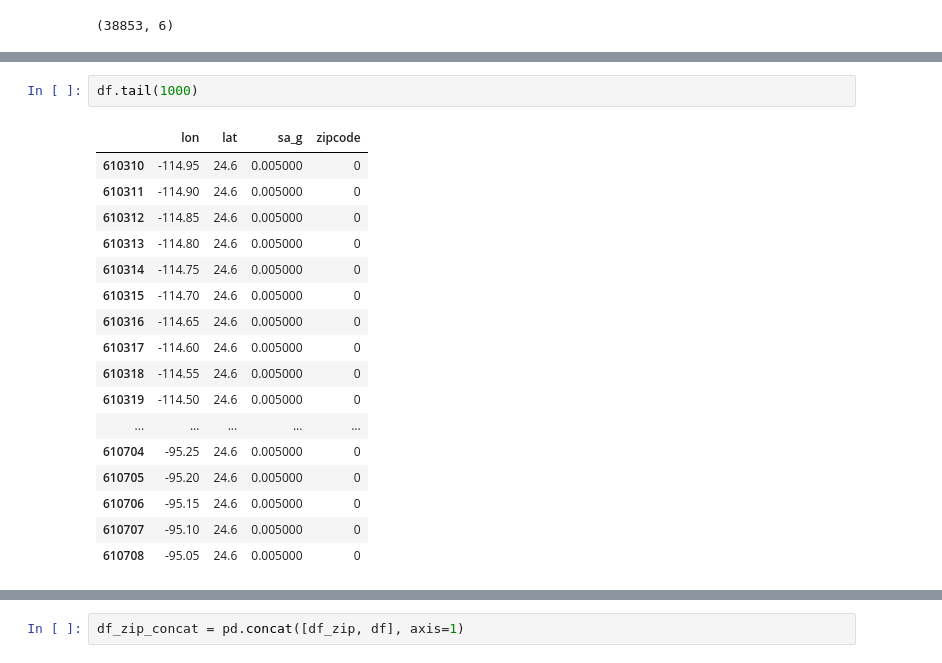
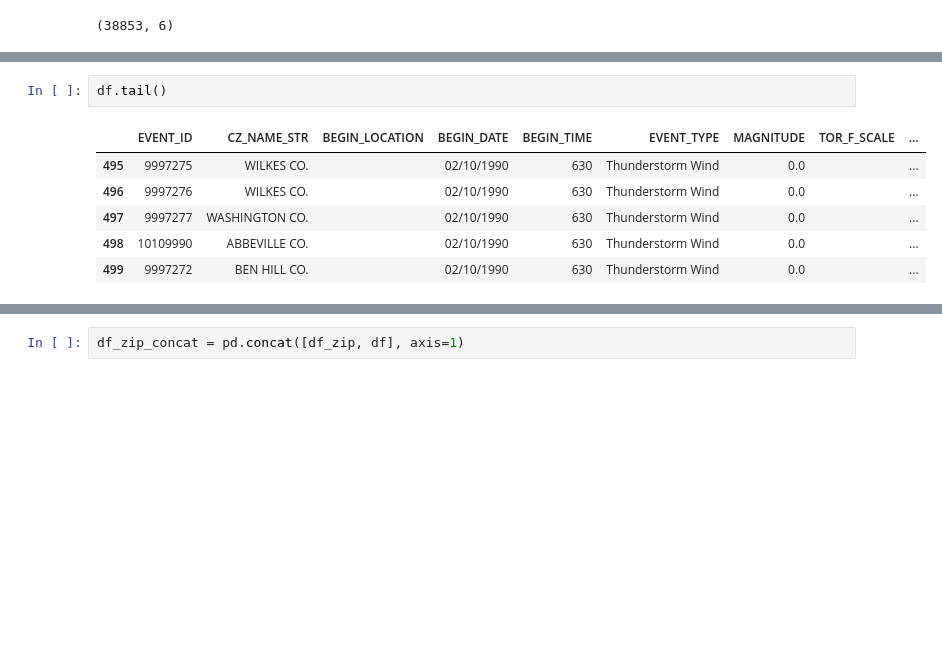
Before and after one commit to labs12-should-i-live-here/DS, a Jupyter notebook: Checking_data_files_earthquake.ipynb, the cells around one changed output, grey strips where cells are left out. Cells and saved outputs as stored; diff of their text form; blank space fills up the shorter version.

```diff
--- a/Checking_data_files_earthquake.ipynb
+++ b/Checking_data_files_earthquake.ipynb
@@ -260,20 +249,9 @@ df_zip.head(1000)
 # %%
-df.tail(1000)
+df.tail()
 # %% [output]
-|  | lon | lat | sa_g | zipcode |
-| 610310 | -114.95 | 24.6 | 0.005000 | 0 |
-| 610311 | -114.90 | 24.6 | 0.005000 | 0 |
-| 610312 | -114.85 | 24.6 | 0.005000 | 0 |
-| 610313 | -114.80 | 24.6 | 0.005000 | 0 |
-| 610314 | -114.75 | 24.6 | 0.005000 | 0 |
-| 610315 | -114.70 | 24.6 | 0.005000 | 0 |
-| 610316 | -114.65 | 24.6 | 0.005000 | 0 |
-| 610317 | -114.60 | 24.6 | 0.005000 | 0 |
-| 610318 | -114.55 | 24.6 | 0.005000 | 0 |
-| 610319 | -114.50 | 24.6 | 0.005000 | 0 |
-| ... | ... | ... | ... | ... |
-| 610704 | -95.25 | 24.6 | 0.005000 | 0 |
-| 610705 | -95.20 | 24.6 | 0.005000 | 0 |
-| 610706 | -95.15 | 24.6 | 0.005000 | 0 |
-| 610707 | -95.10 | 24.6 | 0.005000 | 0 |
-| 610708 | -95.05 | 24.6 | 0.005000 | 0 |
+|  | EVENT_ID | CZ_NAME_STR | BEGIN_LOCATION | BEGIN_DATE | BEGIN_TIME | EVENT_TYPE | MAGNITUDE | TOR_F_SCALE | ... |
+| 495 | 9997275 | WILKES CO. |  | 02/10/1990 | 630 | Thunderstorm Wind | 0.0 |  | ... |
+| 496 | 9997276 | WILKES CO. |  | 02/10/1990 | 630 | Thunderstorm Wind | 0.0 |  | ... |
+| 497 | 9997277 | WASHINGTON CO. |  | 02/10/1990 | 630 | Thunderstorm Wind | 0.0 |  | ... |
+| 498 | 10109990 | ABBEVILLE CO. |  | 02/10/1990 | 630 | Thunderstorm Wind | 0.0 |  | ... |
+| 499 | 9997272 | BEN HILL CO. |  | 02/10/1990 | 630 | Thunderstorm Wind | 0.0 |  | ... |
```
Also changed, not shown: parts of 5 cells of this notebook.
